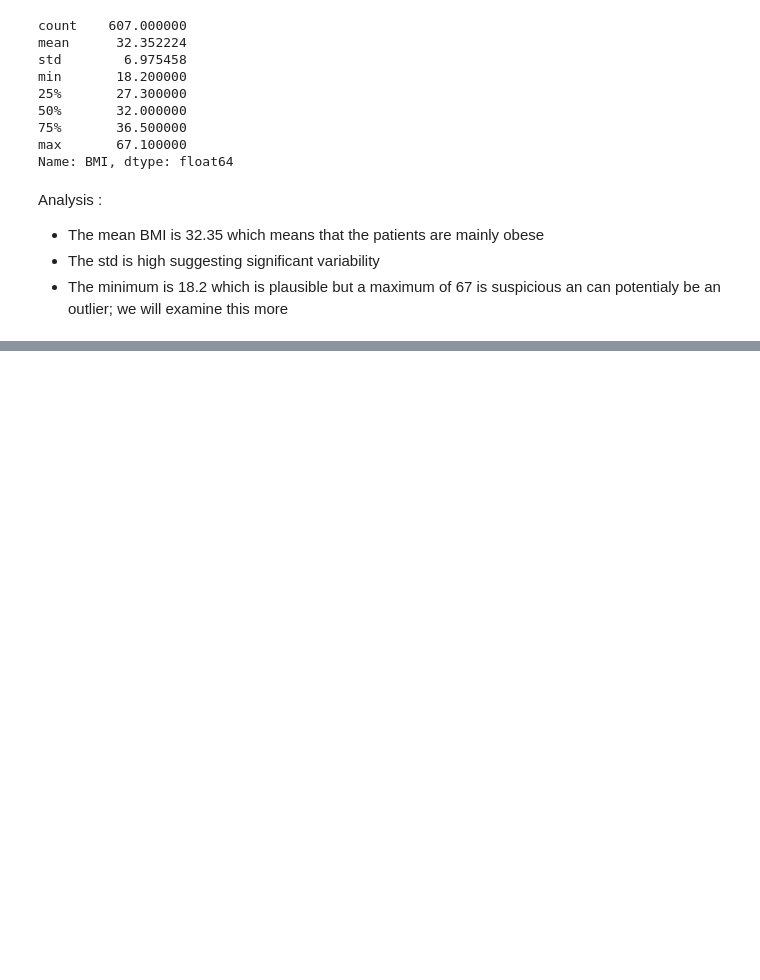
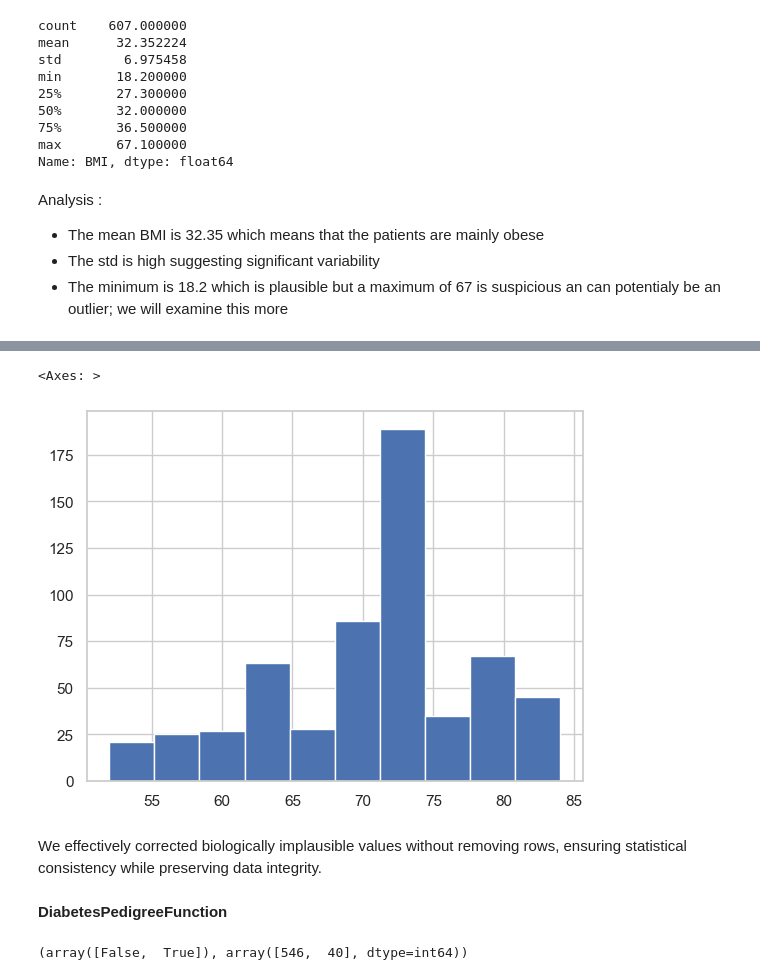
Before and after one commit to Yousseflaoufir12/Diabetes-Risk-Prediction, a Jupyter notebook: diabetes.ipynb, the cells around one changed output, grey strips where cells are left out. Cells and saved outputs as stored; diff of their text form; code cells hidden in the pictures; blank space fills up the shorter version.

```diff
--- a/diabetes.ipynb
+++ b/diabetes.ipynb
@@ -1800,0 +1914,3 @@ X_train.loc[(X_train['BMI'] < 67.1)  & (X_train['BMI']>40),:]
+# %%
+skinthikness_med=X_train['SkinThickness'].median()
+X_train['SkinThickness']=X_train['SkinThickness'].replace(0,skinthikness_med)
@@ -1800,0 +1942,11 @@ X_train.loc[(X_train['BMI'] < 67.1)  & (X_train['BMI']>40),:]
+# %%
+BP_equals_0=X_train.loc[X_train['BloodPressure']==0,:]
+print(BP_equals_0)
+threshold=10
+percentage=np.round((len(BP_equals_0)/len(X_train))*100,decimals=2)
+print(f"Number of 0 BMI (s)  : {len(BP_equals_0)} -> {percentage} % of the training set ")
+if percentage < threshold:
+    print(f"The values of BMI equals to 0 have been removed : {percentage} < {threshold} ")
+    X_train=X_train[X_train['BloodPressure']!=0]
+else:
+    print("We have to use an imputer (median,mean or NN) ")
@@ -1800,0 +2021,8 @@ X_train.loc[(X_train['BMI'] < 67.1)  & (X_train['BMI']>40),:]
+# %%
+q1=np.percentile(X_train['BloodPressure'],25)
+q3=np.percentile(X_train['BloodPressure'],50)
+IQR=q3-q1
+lw=q1-1.5*IQR
+uw=q3+1.5*IQR
+
+print(f"Q1 = {q1} | Q3= {q3} | IQR = {IQR} | Lower Whisker = {lw} | Upper Whisker = {uw}")
@@ -1800,0 +2083,4 @@ X_train.loc[(X_train['BMI'] < 67.1)  & (X_train['BMI']>40),:]
+# %%
+median_BP=X_train['BloodPressure'].median()
+X_train.loc[X_train['BloodPressure'] < lw ,'BloodPressure']=median_BP
+X_train.loc[X_train['BloodPressure'] > uw ,'BloodPressure']=median_BP
@@ -1800,0 +2099,13 @@ X_train.loc[(X_train['BMI'] < 67.1)  & (X_train['BMI']>40),:]
+# %%
+X_train['BloodPressure'].hist()
+# %% [output]
+<Axes: >
+[figure, added]
+# %% [markdown]
+We effectively corrected biologically implausible values without removing rows, ensuring statistical consistency while preserving data integrity.
+# %% [markdown]
+**DiabetesPedigreeFunction**
+# %%
+np.unique(X_train['DiabetesPedigreeFunction']>1,return_counts=True)
+# %% [output]
+(array([False,  True]), array([546,  40], dtype=int64))
```
Also changed, not shown: parts of 55 cells of this notebook.
